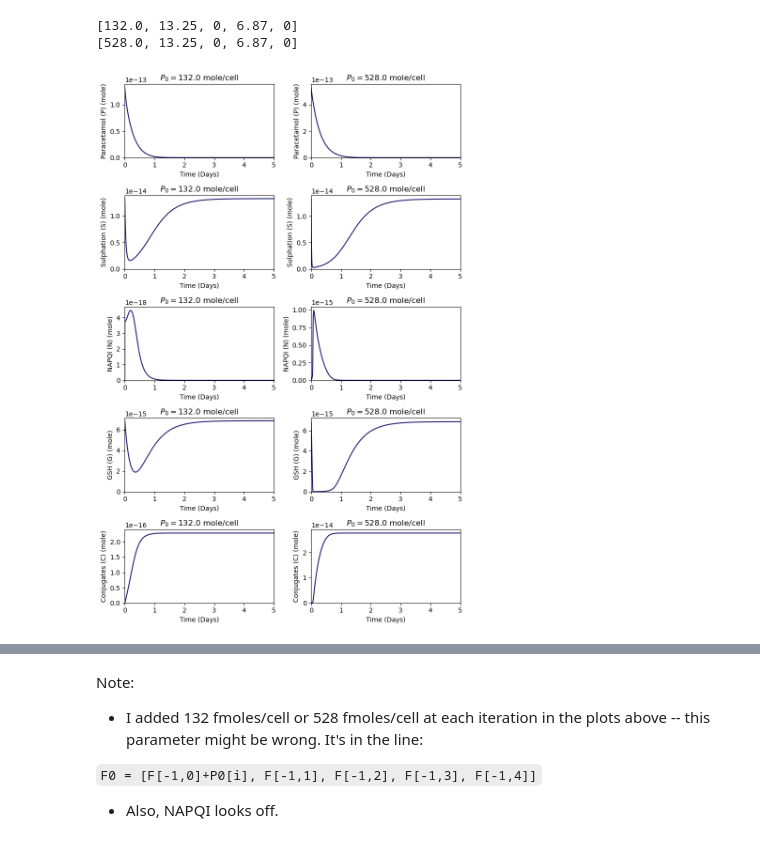
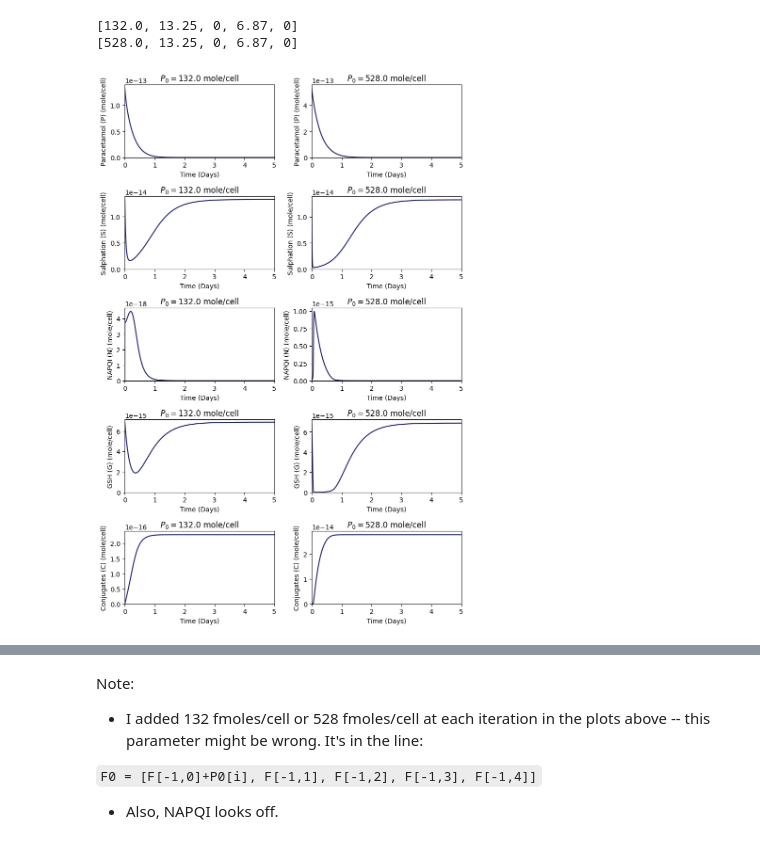
Before and after one commit to magicplankton/BIOL-AMATH-382-Project, a Jupyter notebook: simulation.ipynb, the cells around one changed output, grey strips where cells are left out. Cells and saved outputs as stored; diff of their text form; code cells hidden in the pictures.

```diff
--- a/simulation.ipynb
+++ b/simulation.ipynb
@@ -59,35 +59,35 @@ variables = ["Paracetamol (P)", "Sulphation (S)", "NAPQI (N)", "GSH (G)", "Conju
 P0 = [(1.32e-13) * 10**15, (5.28e-13) * 10**15] # femtomoles/cell
 
 # times
 t_min = 0
 t_max = 5
 dt = 0.001
 times = np.arange(t_min, t_max+dt, dt) #generate time-grid list
 
 ### Running the simulation and plotting ###
 
 fig, axes = plt.subplots(5, 2, figsize=(8, 12))
 
 for i, initial_P0 in enumerate(P0):
     # Running a simulation for each case of P0:
     F0 = [initial_P0, b_s/d_s, 0, b_G/d_G, 0]
     print(F0)
     F = odeint(dFdt_original, F0, times)  # Run simulation
     for j, variable in enumerate(variables):
         # Plotting each subplot:
         axes[j, i].plot(times, F[:,j] * 10**-15, color='midnightblue')
         axes[j, i].set_xlabel("Time (Days)")
-        axes[j, i].set_ylabel(f"{variables[j]} (mole)")
+        axes[j, i].set_ylabel(f"{variables[j]} (mole/cell)")
         axes[j, i].set_title(f"$P_0 = {initial_P0}$ mole/cell")
         axes[j, i].set_xlim(0, 5)
         axes[j, i].set_ylim(0,)
 
 plt.tight_layout()
 plt.show()
 # %% [output]
 [132.0, 13.25, 0, 6.87, 0]
 [528.0, 13.25, 0, 6.87, 0]
-[figure, old version]
+[figure, new version]
 # %%
 ### Setting up times (in hours) to take acetaminophen ###
 
```
Also changed, not shown: parts of 3 cells of this notebook.
